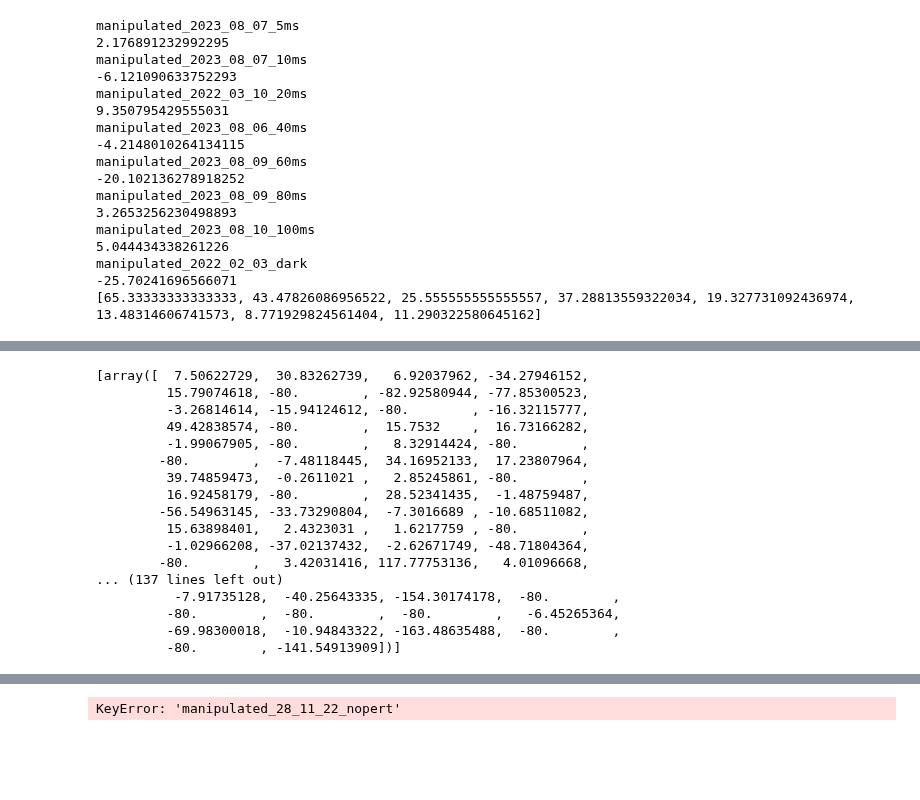
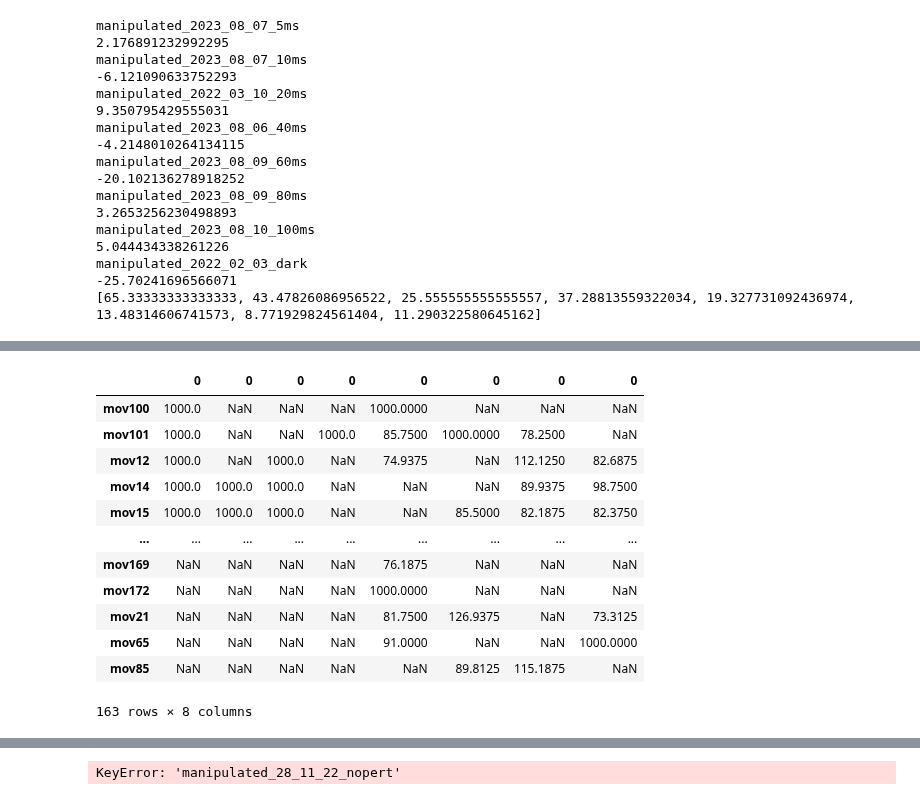
Before and after one commit to shuiit/experiment-analysis, a Jupyter notebook: data_analysis/article_plots_git.ipynb, the cells around one changed output, grey strips where cells are left out. Drawn from its saved outputs; the diff is of its cells as text; code cells hidden in the pictures; blank space fills up the shorter version.

Commit message:
response_time_problem

```diff
--- a/data_analysis/article_plots_git.ipynb
+++ b/data_analysis/article_plots_git.ipynb
@@ -13,7 +13,7 @@ import matplotlib.cm as colormap
 %matplotlib qt
 
 
-loadir = 'J:/My Drive/dark 2022/csv_dark' # dir to save the data frame in # H:\My Drive\Ronis Exp\sagiv\data_analysis
+loadir = 'H:/My Drive/dark 2022/csv_dark' # dir to save the data frame in # H:\My Drive\Ronis Exp\sagiv\data_analysis
 # loadir = 'C:/Users/Roni/Documents'
 
 
@@ -186,8 +186,8 @@ for exp in experiments.values():
 Mean of empty slice
 # %%
 # CSV FOR NOAM
-path = 'J:/.shortcut-targets-by-id/1OA70vOJHDfV63DqG7LJCifTwW1h055ny/2024 Flight in the dark paper/data_exchange/fly/'
-path = 'J:/.shortcut-targets-by-id/1OA70vOJHDfV63DqG7LJCifTwW1h055ny/2024 Flight in the dark paper/data_exchange/fly/'
+path = 'H:/.shortcut-targets-by-id/1OA70vOJHDfV63DqG7LJCifTwW1h055ny/2024 Flight in the dark paper/data_exchange/fly/'
+path = 'H:/.shortcut-targets-by-id/1OA70vOJHDfV63DqG7LJCifTwW1h055ny/2024 Flight in the dark paper/data_exchange/fly/'
 file_name_model = 'model_fly'
 file_name_histogram = 'zero_vel_x_z_and_respone_time.csv'
 file_name_frequency = 'frequency_'
@@ -422,0 +319,3 @@ response_time
+# %%
+exp = experiments['manipulated_2023_08_09_60ms']
+exp.interest_points['acc_norm_respone_time'][:,exp.body_header['time']]
@@ -435,53 +371,51 @@ def move_angle(interest_points):
 
 def save_to_excel(interest_point, path_to_save):
     interest_point_pd = [pd.DataFrame(np.column_stack([interest_point]),index = experiments[exp_name].mov_names) for interest_point,exp_name in zip(interest_point,experiments.keys())]
     concatenated_df = pd.concat(interest_point_pd, axis=1)
     # Group by the index and aggregate to combine rows with the same index
     # If columns overlap, consider using aggregation methods like `mean`, `sum`, or a custom function
     concatenated_df.groupby(concatenated_df.index).first()
-    concatenated_df.to_csv(path_to_save, index=True, header = list(experiments.keys()))
+    header = [f"pert_{header.split('_')[-1]}" for header in list(experiments.keys())]
+    if 'pert_dark' in  header:
+        header[header.index('pert_dark') ] = 'pert_step'
+    concatenated_df.to_csv(path_to_save, index=True, header = header)
+    return concatenated_df
 
 
-path = 'I:/.shortcut-targets-by-id/1OA70vOJHDfV63DqG7LJCifTwW1h055ny/2024 Flight in the dark paper/data_exchange/fly/pulses'
+path = 'G:/.shortcut-targets-by-id/1OA70vOJHDfV63DqG7LJCifTwW1h055ny/2024 Flight in the dark paper/data_exchange/fly/pulses'
 
 # response time
 
 
 response_time = [generate_list_for_pandas(exp.interest_points['acc_norm_respone_time'][:,exp.body_header['time']]) for exp in experiments.values()]
 
 delta_angle = [move_angle(exp.interest_points['CM_dot_x_projected_time_point'][:,exp.body_header['delta_ang_CM_dot_x']]) for exp in experiments.values()]
 delta_angle = [generate_list_for_pandas(angles) for angles in delta_angle]
 
 # time for zero velocity
 zero_v = [exp.interest_points['CM_dot_x_projected_zero_v'][:,exp.body_header['time']] for exp in experiments.values()]
 zero_v = [generate_list_for_pandas(zero_v) for zero_v in zero_v]
 
 # min velocity value
 min_v = [exp.interest_points['CM_dot_x_projected_min'][:,exp.body_header['CM_dot_x_projected']] for exp in experiments.values()]
 min_v = [generate_list_for_pandas(min_v) for min_v in min_v]
 
 
-save_to_excel(response_time,f'{path}/response_time.csv')
+concatenated_df = save_to_excel(response_time,f'{path}/response_time.csv')
 save_to_excel(delta_angle,f'{path}/delta_angle.csv')
 save_to_excel(min_v,f'{path}/min_v.csv')
 save_to_excel(zero_v,f'{path}/zero_v.csv')
+# %% [output]
+|  | 0 | 0 | 0 | 0 | 0 | 0 | 0 | 0 |
+| mov100 | 1000.0 | NaN | NaN | NaN | 1000.0000 | NaN | NaN | NaN |
+| mov101 | 1000.0 | NaN | NaN | 1000.0 | 85.7500 | 1000.0000 | 78.2500 | NaN |
+| mov12 | 1000.0 | NaN | 1000.0 | NaN | 74.9375 | NaN | 112.1250 | 82.6875 |
+| mov14 | 1000.0 | 1000.0 | 1000.0 | NaN | NaN | NaN | 89.9375 | 98.7500 |
+| mov15 | 1000.0 | 1000.0 | 1000.0 | NaN | NaN | 85.5000 | 82.1875 | 82.3750 |
+| ... | ... | ... | ... | ... | ... | ... | ... | ... |
+| mov169 | NaN | NaN | NaN | NaN | 76.1875 | NaN | NaN | NaN |
+| mov172 | NaN | NaN | NaN | NaN | 1000.0000 | NaN | NaN | NaN |
+| mov21 | NaN | NaN | NaN | NaN | 81.7500 | 126.9375 | NaN | 73.3125 |
+| mov65 | NaN | NaN | NaN | NaN | 91.0000 | NaN | NaN | 1000.0000 |
+| mov85 | NaN | NaN | NaN | NaN | NaN | 89.8125 | 115.1875 | NaN |
+163 rows × 8 columns
-# %%
-delta_angle
-# %% [output]
-[array([  7.50622729,  30.83262739,   6.92037962, -34.27946152,
-         15.79074618, -80.        , -82.92580944, -77.85300523,
-         -3.26814614, -15.94124612, -80.        , -16.32115777,
-         49.42838574, -80.        ,  15.7532    ,  16.73166282,
-         -1.99067905, -80.        ,   8.32914424, -80.        ,
-        -80.        ,  -7.48118445,  34.16952133,  17.23807964,
-         39.74859473,  -0.2611021 ,   2.85245861, -80.        ,
-         16.92458179, -80.        ,  28.52341435,  -1.48759487,
-        -56.54963145, -33.73290804,  -7.3016689 , -10.68511082,
-         15.63898401,   2.4323031 ,   1.6217759 , -80.        ,
-         -1.02966208, -37.02137432,  -2.62671749, -48.71804364,
-        -80.        ,   3.42031416, 117.77753136,   4.01096668,
-... (137 lines left out)
-          -7.91735128,  -40.25643335, -154.30174178,  -80.        ,
-         -80.        ,  -80.        ,  -80.        ,   -6.45265364,
-         -69.98300018,  -10.94843322, -163.48635488,  -80.        ,
-         -80.        , -141.54913909])]
```
Also changed, not shown: parts of 14 cells of this notebook, 19 other files.
